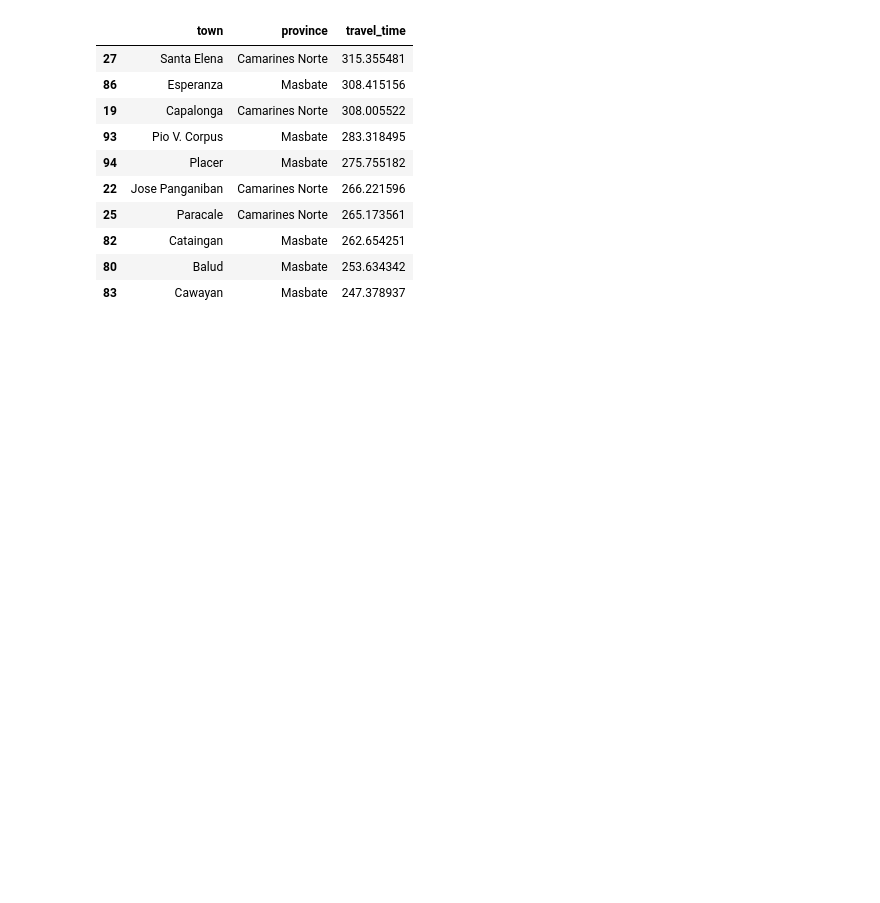
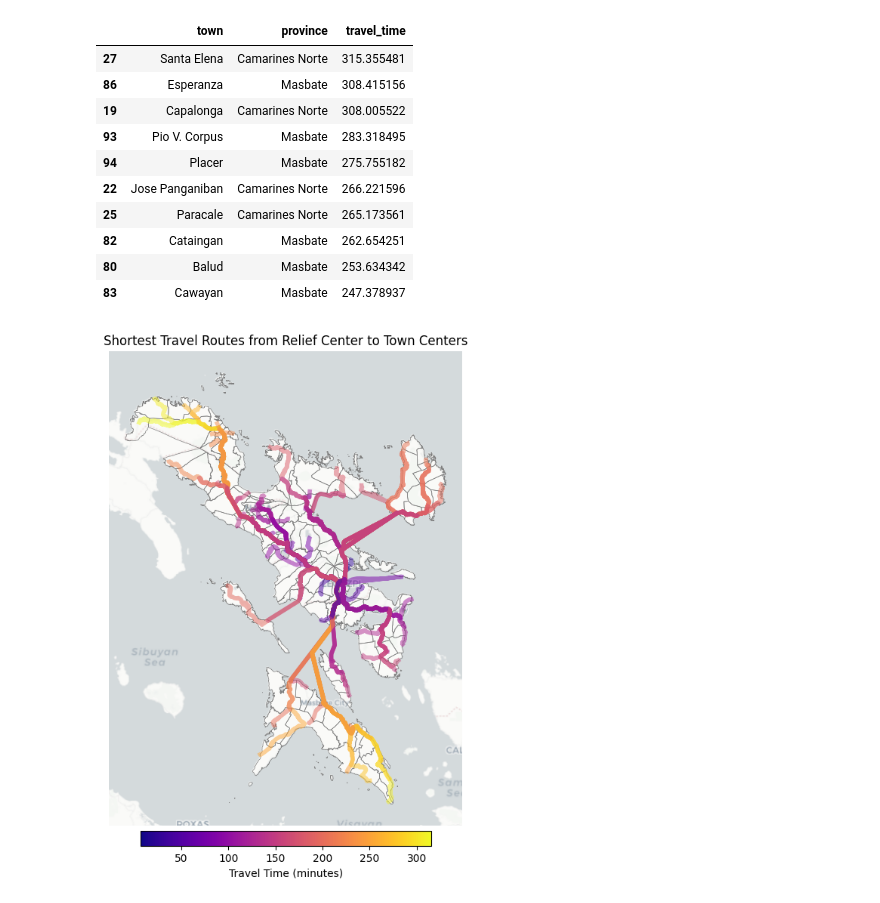
Before and after one commit to rixmape/transport-network-analysis, a Jupyter notebook: 04-travel-times.ipynb, the cells around one changed output. Saved outputs shown, nothing was run; the diff lists cells and outputs as text; code cells hidden in the pictures; blank space fills up the shorter version.

```diff
--- a/07-travel-times.ipynb
+++ b/04-travel-times.ipynb
@@ -213,3 +211,76 @@ df_town_centers[cols].sort_values("travel_time", ascending=False).head(10)
 # %%
 filepath = os.path.join(BASE_PATH, "travel_times.csv")
 df_town_centers.to_csv(filepath, index=False)
+# %%
+import matplotlib.cm as cm
+import matplotlib.colors as colors
+import networkx as nx
+import osmnx as ox
+
+
+def plot_shortest_paths(G, df_routes, ax):
+    """
+    Plots the shortest paths from a single origin to multiple destinations,
+    coloring each path by its travel time.
+    """
+    routes = []
+    travel_times = []
+
+    # Calculate shortest path for each town center
+    for _, row in df_routes.iterrows():
+        origin_node = row["origin_node"]
+        dest_node = row["destination_node"]
+        try:
+            route = nx.shortest_path(G, source=origin_node, target=dest_node, weight="segment_time")
+            routes.append(route)
+            travel_times.append(row["travel_time"])
+        except nx.NetworkXNoPath:
+            # Skip towns with no path from the origin
+            continue
+
+    # Create a color map based on travel times
+    if not travel_times:
+        return  # Exit if no routes were found
+
+    min_time = min(travel_times)
+    max_time = max(travel_times)
+    norm = colors.Normalize(vmin=min_time, vmax=max_time)
+    cmap = cm.get_cmap("plasma")
+    route_colors = [cmap(norm(time)) for time in travel_times]
+
+    # Plot the routes on the map
+    ox.plot_graph_routes(
+        G, routes, route_colors=route_colors, route_linewidth=1.5, node_size=0, ax=ax, show=False, close=False
+    )
+
+    # Add a colorbar
+    sm = plt.cm.ScalarMappable(cmap=cmap, norm=norm)
+    sm.set_array([])
+    cbar = plt.colorbar(sm, ax=ax, orientation="horizontal", pad=0.01, shrink=0.5)
+    cbar.set_label("Travel Time (minutes)")
+
+
+# --- Plot the final map ---
+fig, ax = plt.subplots(figsize=(8, 8))
+
+# Plot underlying boundaries
+gdf_boundaries = gpd.read_file(BOUNDARIES_FILE)
+gdf_boundaries.plot(ax=ax, edgecolor="gray", linewidth=0.5, facecolor="none", zorder=2)
+
+# Plot the shortest path routes
+plot_shortest_paths(graph_transport_weighted, df_town_centers, ax=ax)
+
+# Add basemap
+cx.add_basemap(ax, crs=gdf_boundaries.crs, source=cx.providers.CartoDB.Positron, attribution="", zorder=1)
+
+# Finalize plot
+ax.set_title("Shortest Travel Routes from Relief Center to Town Centers")
+ax.set_axis_off()
+plt.tight_layout()
+
+# Save and show the figure
+filepath = os.path.join(BASE_PATH, "shortest_paths_map.png")
+plt.savefig(filepath, dpi=300, bbox_inches="tight")
+plt.show()
+# %% [output]
+[figure, added]
```
Also changed, not shown: parts of 1 cell of this notebook, 3 other files.
